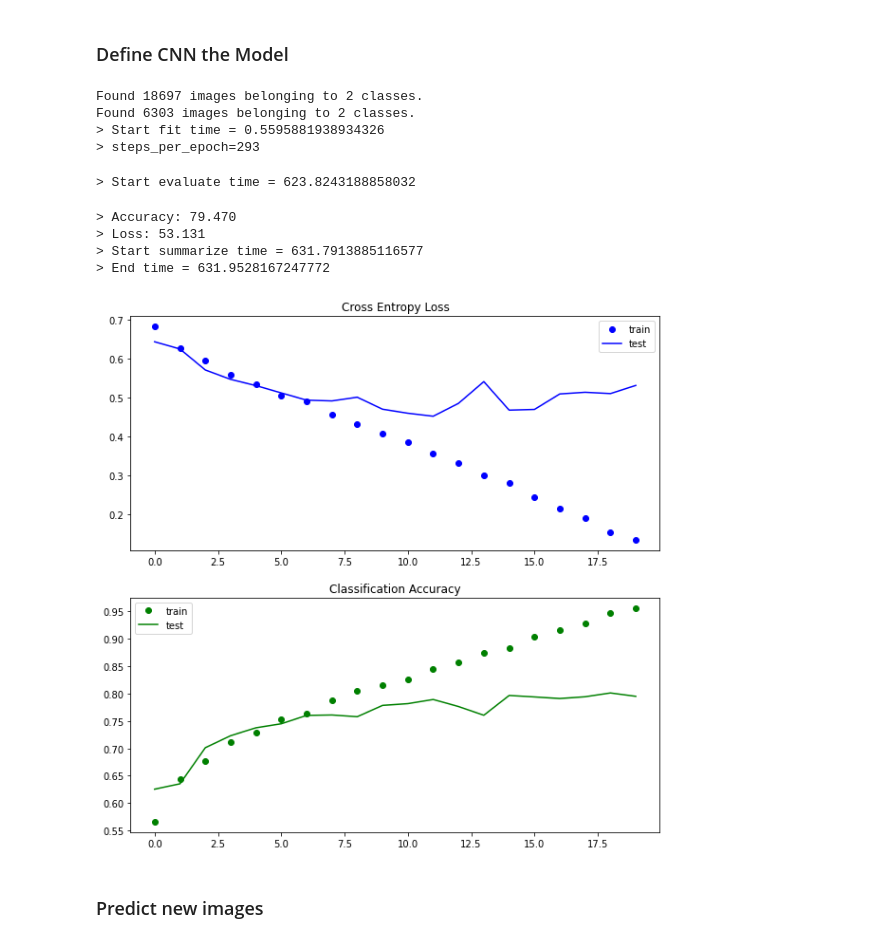
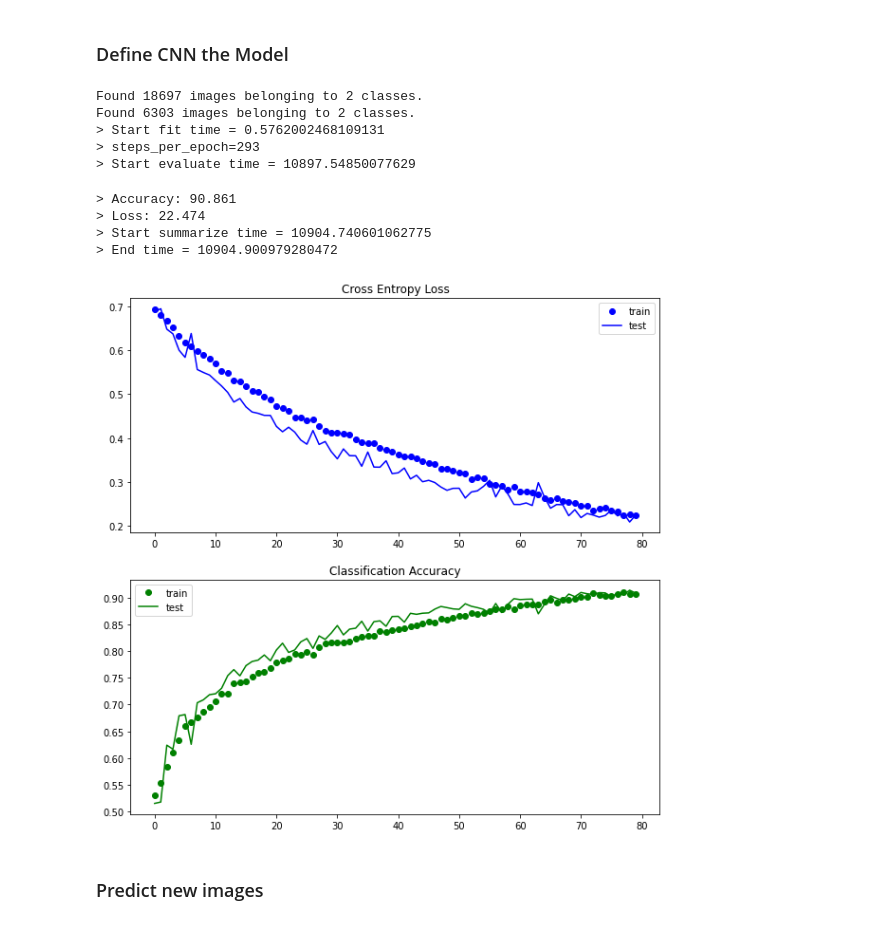
Before and after one commit to zzc01/MachineLearning, a Jupyter notebook: UseCNNtoIdentifyDogsVsCats/UseCNNtoIdentifyDogsVsCatsKeras.ipynb, the cells around one changed output. Saved outputs shown, nothing was run; the diff lists cells and outputs as text; code cells hidden in the pictures.

```diff
--- a/UseCNNtoIdentifyDogsVsCats/UseCNNtoIdentifyDogsVsCatsKeras.ipynb
+++ b/UseCNNtoIdentifyDogsVsCats/UseCNNtoIdentifyDogsVsCatsKeras.ipynb
@@ -167,42 +167,45 @@ def run_model():
         target_size=(200, 200))
 
     print("> Start fit time = {}".format(time.time() - time1))
 
     # fit model
     print("> steps_per_epoch={}".format(len(train_it)))
-    history = model.fit_generator(train_it, steps_per_epoch=len(train_it),
+    # history = model.fit_generator(train_it, steps_per_epoch=len(train_it),
+    #     validation_data=test_it, validation_steps=len(test_it), epochs=80, verbose=0) ##..........
+    history = model.fit(train_it, steps_per_epoch=len(train_it),
         validation_data=test_it, validation_steps=len(test_it), epochs=80, verbose=0) ##..........
 
     model.save('vgg_model.h5')
 
     print("> Start evaluate time = {}".format(time.time() - time1))
 
     # evaluate model
-    loss, acc = model.evaluate_generator(test_it, steps=len(test_it), verbose=0)
+    # loss, acc = model.evaluate_generator(test_it, steps=len(test_it), verbose=0)
+    loss, acc = model.evaluate(test_it, steps=len(test_it), verbose=0)
     print('> Accuracy: %.3f' % (acc * 100.0))
     print('> Loss: %.3f' % (loss * 100.0))
 
     print("> Start summarize time = {}".format(time.time() - time1))
 
     # summary
     summarize_diagnostics(history)
 
     print("> End time = {}".format(time.time() - time1))
 
 
 # Run, fit the model and evaluate
 run_model()
 # %% [output]
 Found 18697 images belonging to 2 classes.
 Found 6303 images belonging to 2 classes.
-> Start fit time = 0.5595881938934326
+> Start fit time = 0.5762002468109131
 > steps_per_epoch=293
+> Start evaluate time = 10897.54850077629
-> Start evaluate time = 623.8243188858032
+> Accuracy: 90.861
+> Loss: 22.474
+> Start summarize time = 10904.740601062775
+> End time = 10904.900979280472
-> Accuracy: 79.470
-> Loss: 53.131
-> Start summarize time = 631.7913885116577
-> End time = 631.9528167247772
-[figure, old version]
+[figure, new version]
 # %% [markdown]
 ### Predict new images
 # %%
```
